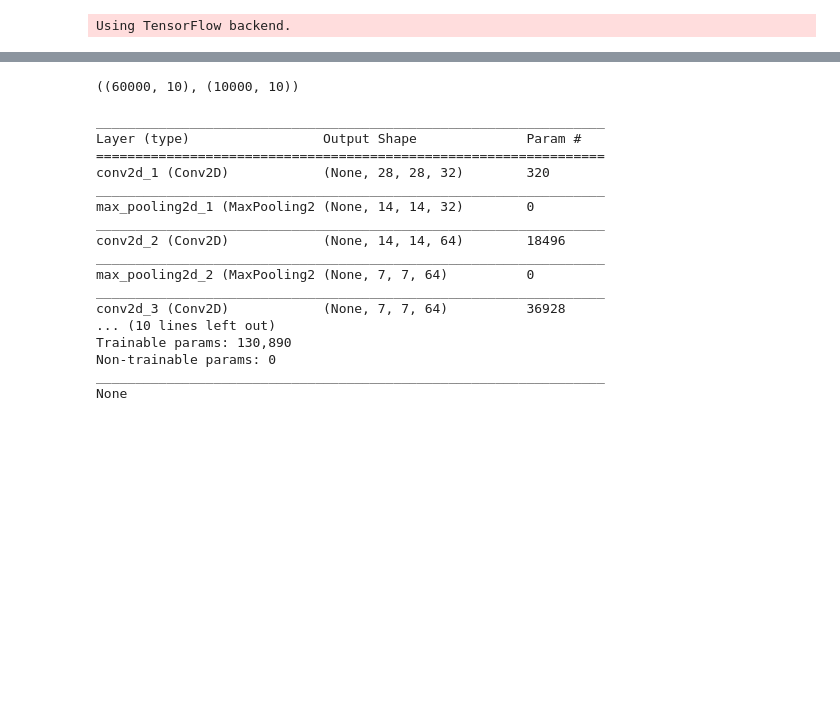
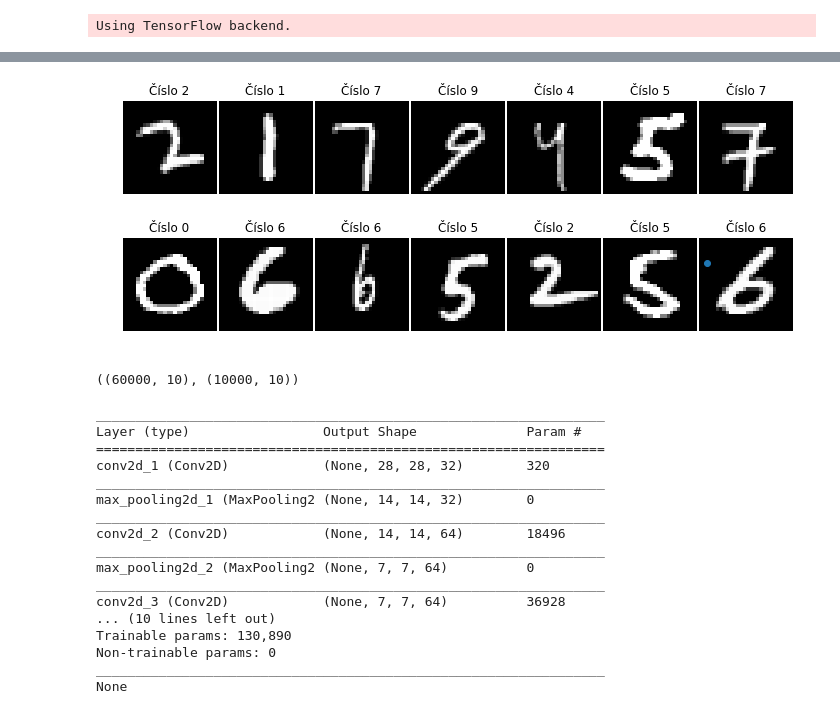
Before and after one commit to LukasTelvak/Telvak_NS2019, a Jupyter notebook: Telvak_NS2019.ipynb, the cells around one changed output, grey strips where cells are left out. Saved outputs shown, nothing was run; the diff lists cells and outputs as text; code cells hidden in the pictures; blank space fills up the shorter version.

```diff
--- a/Telvak_NS2019.ipynb
+++ b/Telvak_NS2019.ipynb
@@ -10,3 +13,26 @@ Using TensorFlow backend.
+# %%
+np.random.seed(9)
+
+rand_14 = np.random.randint(0, train_digits.shape[0],14)
+sample_digits = train_digits[rand_14]
+sample_labels = train_labels[rand_14]
+
+num_rows, num_cols = 2, 7
+f, ax = plt.subplots(num_rows, num_cols, figsize=(12,5),
+                     gridspec_kw={'wspace':0.03, 'hspace':0.01},
+                     squeeze=True)
+
+for r in range(num_rows):
+    for c in range(num_cols):
+        image_index = r * 7 + c
+        ax[r,c].axis("off")
+        ax[r,c].imshow(sample_digits[image_index], cmap='gray')
+        ax[r,c].set_title('Číslo %d' % sample_labels[image_index])
+plt.scatter(num_rows, num_cols)
+plt.show()
+plt.close()
+# %% [output]
+[figure, added]
 # %%
 image_height = train_digits.shape[1]
 image_width = train_digits.shape[2]
```
Also changed, not shown: parts of 5 cells of this notebook, 1 other file.
